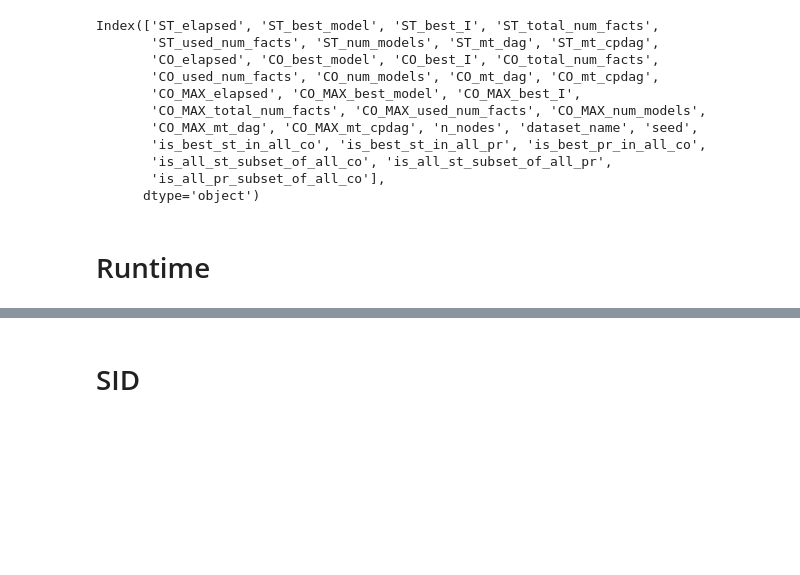
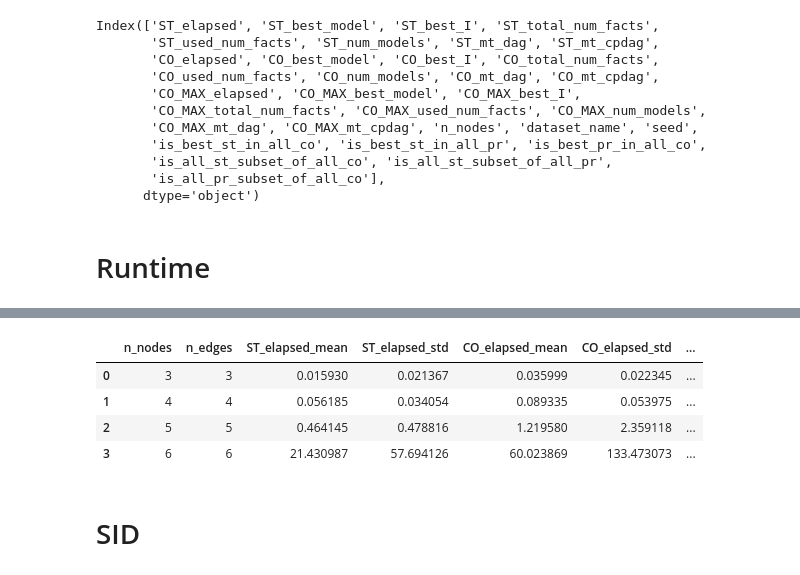
Before and after one commit to fisheeve/gradual-sem-causal-aba, a Jupyter notebook: notebooks/OtherExtensionBasedSemantics/demo.ipynb, the cells around one changed output, grey strips where cells are left out. Drawn from its saved outputs; the diff is of its cells as text; code cells hidden in the pictures; blank space fills up the shorter version.

Commit message:
Update results with faster running old abapc

```diff
--- a/notebooks/OtherExtensionBasedSemantics/demo.ipynb
+++ b/notebooks/OtherExtensionBasedSemantics/demo.ipynb
@@ -81,0 +90,8 @@ runtime_df = random_graphs_compare.groupby(['n_nodes', 'n_edges'], as_index=Fals
+# %%
+runtime_old_updated = pd.read_csv('../../results/existing/abapc_old_but_faster_on_random/cpdag_metrics.csv')
+runtime_old_processed = runtime_old_updated.groupby(['n_nodes', 'n_edges'], as_index=False).agg(
+    existing_elapsed_mean=('elapsed', 'mean'),
+    existing_elapsed_std=('elapsed', 'std'),
+    count=('elapsed', 'count')
+)
+runtime_old_processed
@@ -82,3 +105,14 @@ runtime_df = random_graphs_compare.groupby(['n_nodes', 'n_edges'], as_index=Fals
+# %%
+# runtime_df = runtime_df[[n_nodes	n_edges	ST_elapsed_mean	ST_elapsed_std	CO_elapsed_mean	CO_elapsed_std	CO_MAX_elapsed_mean	CO_MAX_elapsed_std]]
+runtime_df = runtime_df[['n_nodes', 'n_edges', 'ST_elapsed_mean', 'ST_elapsed_std', 'CO_elapsed_mean', 'CO_elapsed_std', 'CO_MAX_elapsed_mean', 'CO_MAX_elapsed_std']]
+runtime_df = runtime_df.merge(runtime_old_processed, on=['n_nodes', 'n_edges'], how='left')
+runtime_df
+# %% [output]
+|  | n_nodes | n_edges | ST_elapsed_mean | ST_elapsed_std | CO_elapsed_mean | CO_elapsed_std | ... |
+| 0 | 3 | 3 | 0.015930 | 0.021367 | 0.035999 | 0.022345 | ... |
+| 1 | 4 | 4 | 0.056185 | 0.034054 | 0.089335 | 0.053975 | ... |
+| 2 | 5 | 5 | 0.464145 | 0.478816 | 1.219580 | 2.359118 | ... |
+| 3 | 6 | 6 | 21.430987 | 57.694126 | 60.023869 | 133.473073 | ... |
 # %%
 import plotly.graph_objects as go
 from plotly.subplots import make_subplots
```
Also changed, not shown: parts of 2 cells of this notebook, 2 other files.
